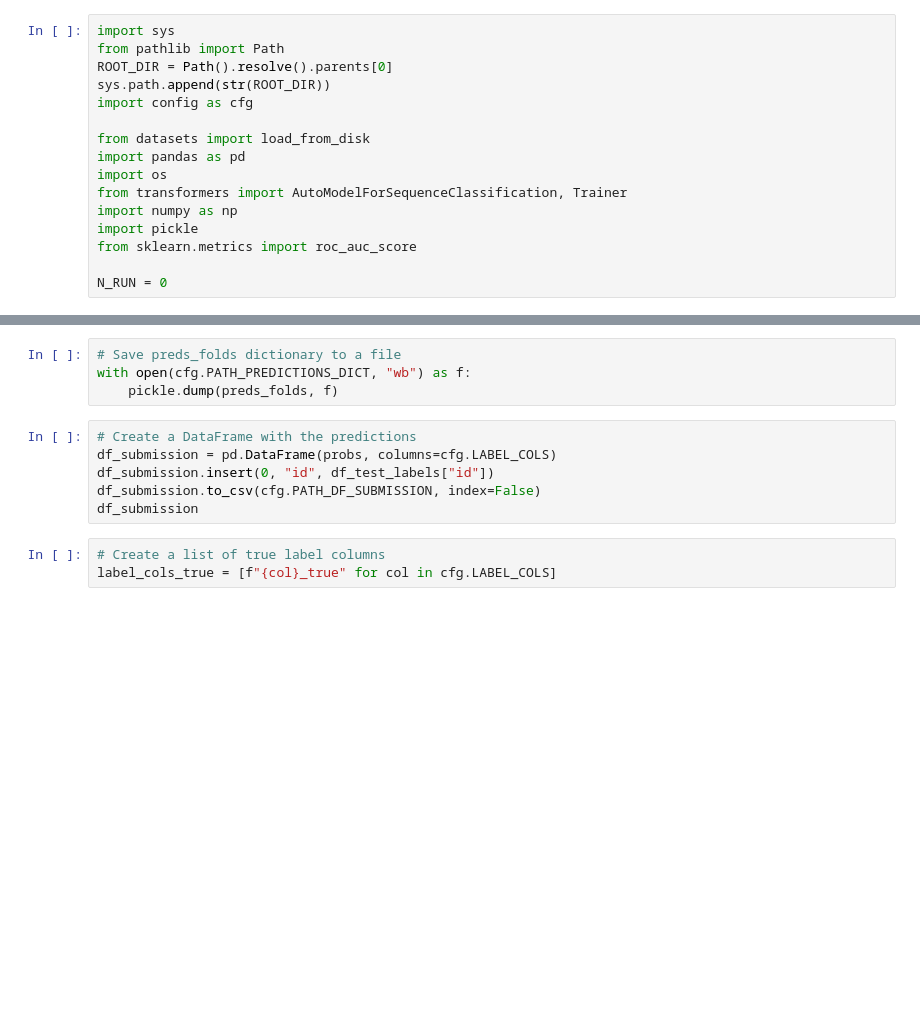
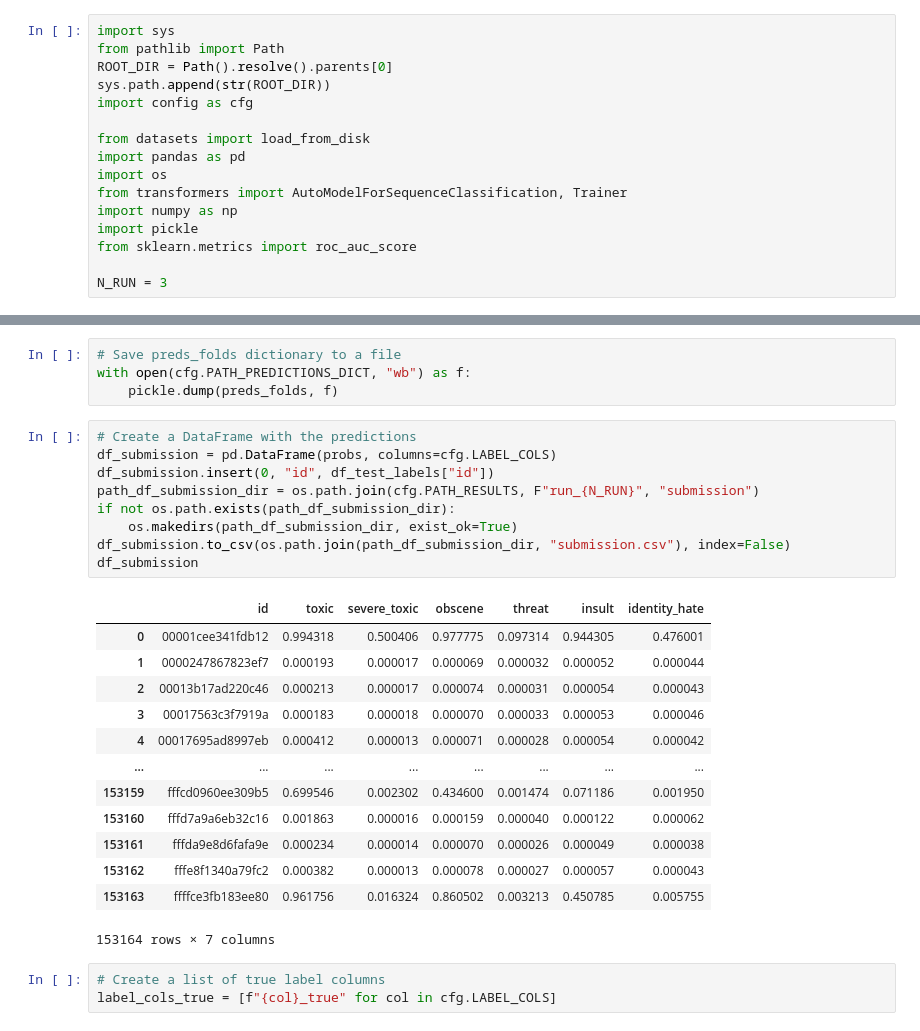
Before and after one commit to lopezrbn/kaggle_toxicity_challenge, a Jupyter notebook: notebooks/5_inference.ipynb, the cells around one changed output, grey strips where cells are left out. Cells and saved outputs as stored; diff of their text form; blank space fills up the shorter version.

```diff
--- a/notebooks/5_inference.ipynb
+++ b/notebooks/5_inference.ipynb
@@ -13,7 +13,7 @@ import numpy as np
 import pickle
 from sklearn.metrics import roc_auc_score
 
-N_RUN = 0
+N_RUN = 3
 # %% [markdown]
 # Load data
 # %%
@@ -69,9 +79,26 @@ with open(cfg.PATH_PREDICTIONS_DICT, "wb") as f:
 # %%
 # Create a DataFrame with the predictions
 df_submission = pd.DataFrame(probs, columns=cfg.LABEL_COLS)
 df_submission.insert(0, "id", df_test_labels["id"])
-df_submission.to_csv(cfg.PATH_DF_SUBMISSION, index=False)
+path_df_submission_dir = os.path.join(cfg.PATH_RESULTS, F"run_{N_RUN}", "submission")
+if not os.path.exists(path_df_submission_dir):
+    os.makedirs(path_df_submission_dir, exist_ok=True)
+df_submission.to_csv(os.path.join(path_df_submission_dir, "submission.csv"), index=False)
 df_submission
+# %% [output]
+|  | id | toxic | severe_toxic | obscene | threat | insult | identity_hate |
+| 0 | 00001cee341fdb12 | 0.994318 | 0.500406 | 0.977775 | 0.097314 | 0.944305 | 0.476001 |
+| 1 | 0000247867823ef7 | 0.000193 | 0.000017 | 0.000069 | 0.000032 | 0.000052 | 0.000044 |
+| 2 | 00013b17ad220c46 | 0.000213 | 0.000017 | 0.000074 | 0.000031 | 0.000054 | 0.000043 |
+| 3 | 00017563c3f7919a | 0.000183 | 0.000018 | 0.000070 | 0.000033 | 0.000053 | 0.000046 |
+| 4 | 00017695ad8997eb | 0.000412 | 0.000013 | 0.000071 | 0.000028 | 0.000054 | 0.000042 |
+| ... | ... | ... | ... | ... | ... | ... | ... |
+| 153159 | fffcd0960ee309b5 | 0.699546 | 0.002302 | 0.434600 | 0.001474 | 0.071186 | 0.001950 |
+| 153160 | fffd7a9a6eb32c16 | 0.001863 | 0.000016 | 0.000159 | 0.000040 | 0.000122 | 0.000062 |
+| 153161 | fffda9e8d6fafa9e | 0.000234 | 0.000014 | 0.000070 | 0.000026 | 0.000049 | 0.000038 |
+| 153162 | fffe8f1340a79fc2 | 0.000382 | 0.000013 | 0.000078 | 0.000027 | 0.000057 | 0.000043 |
+| 153163 | ffffce3fb183ee80 | 0.961756 | 0.016324 | 0.860502 | 0.003213 | 0.450785 | 0.005755 |
+153164 rows × 7 columns
 # %%
 # Create a list of true label columns
 label_cols_true = [f"{col}_true" for col in cfg.LABEL_COLS]
```
Also changed, not shown: parts of 4 cells of this notebook, 6 other files.
